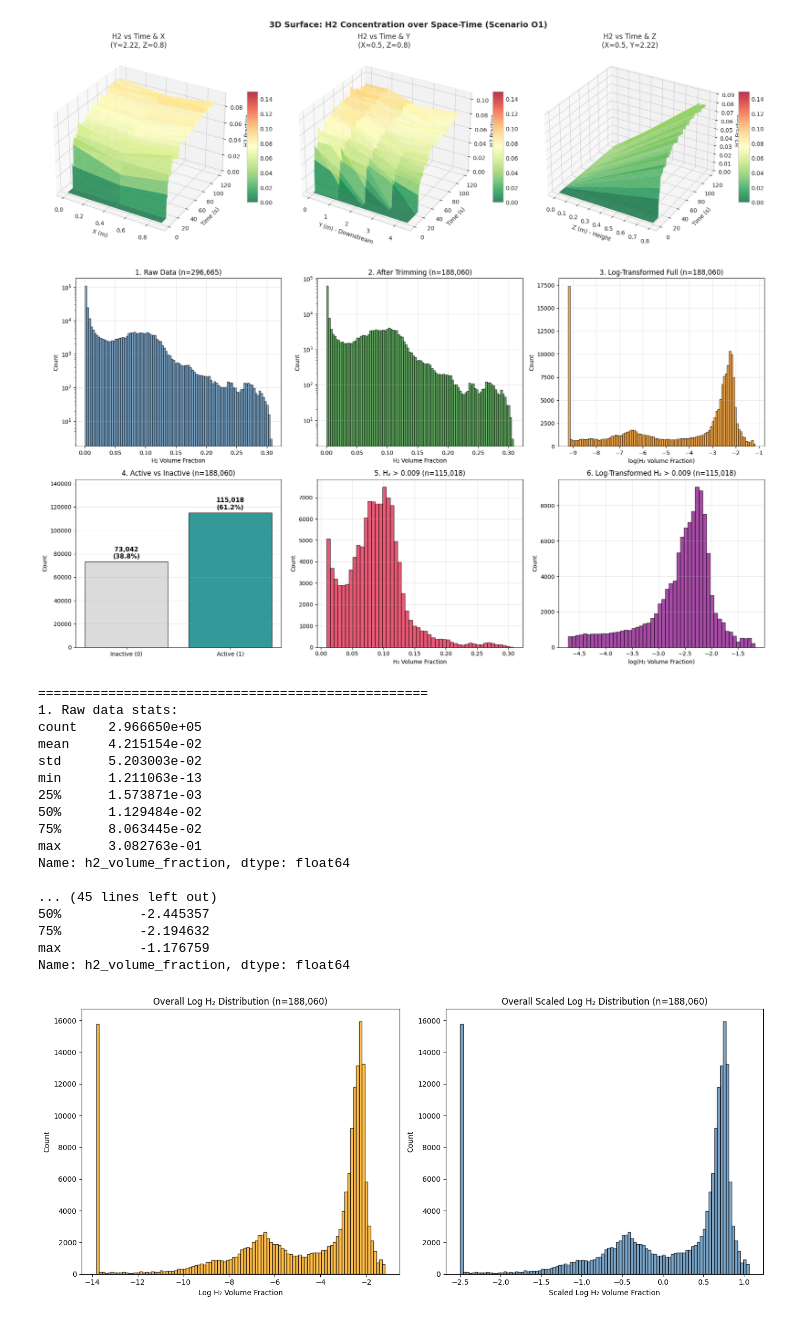
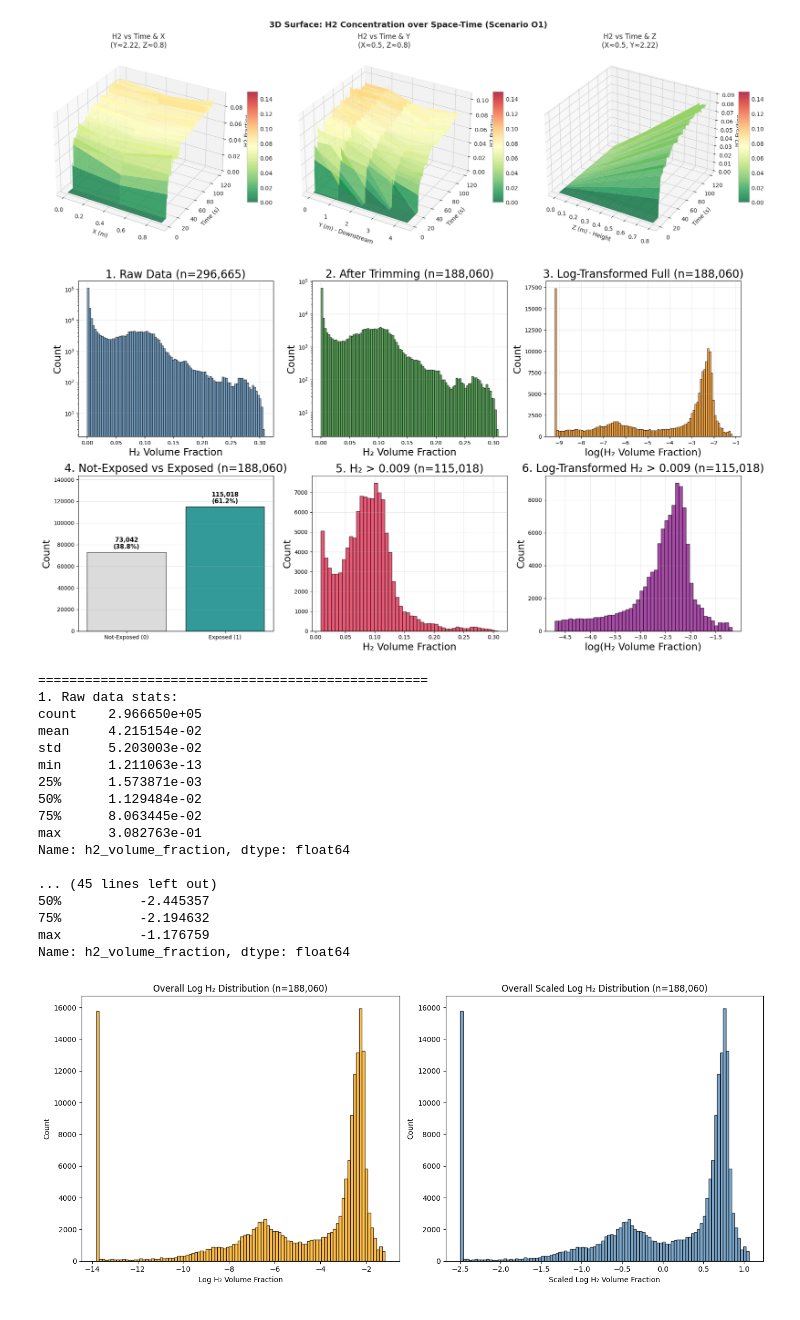
Before and after one commit to nicmig/H2-dispersion-model, a Jupyter notebook: data_analysis.ipynb, the cells around one changed output. Cells and saved outputs as stored; diff of their text form; code cells hidden in the pictures.

Commit message:
**changes to fontsize

```diff
--- a/data_analysis.ipynb
+++ b/data_analysis.ipynb
@@ -921,18 +921,18 @@ axes = axes.flatten()
 # 1. Raw uncut data
 ax = axes[0]
 ax.hist(df_uncut['h2_volume_fraction'], bins=100, color='steelblue', edgecolor='black', alpha=0.7)
-ax.set_xlabel('H₂ Volume Fraction')
-ax.set_ylabel('Count')
-ax.set_title(f'1. Raw Data (n={len(df_uncut):,})')
+ax.set_xlabel('H₂ Volume Fraction', fontsize=18)
+ax.set_ylabel('Count', fontsize=18)
+ax.set_title(f'1. Raw Data (n={len(df_uncut):,})', fontsize=20)
 ax.set_yscale('log')
 ax.grid(True, alpha=0.3)
 
 # 2. After trimming / 2D cut-off
 ax = axes[1]
 ax.hist(df['h2_volume_fraction'], bins=100, color='forestgreen', edgecolor='black', alpha=0.7)
-ax.set_xlabel('H₂ Volume Fraction')
-ax.set_ylabel('Count')
-ax.set_title(f'2. After Trimming (n={len(df):,})')
+ax.set_xlabel('H₂ Volume Fraction', fontsize=18)
+ax.set_ylabel('Count', fontsize=18)
+ax.set_title(f'2. After Trimming (n={len(df):,})', fontsize=20)
 ax.set_yscale('log')
 ax.grid(True, alpha=0.3)
 
@@ -940,18 +940,18 @@ ax.grid(True, alpha=0.3)
 ax = axes[2]
 h2_log = np.log(df['h2_volume_fraction'] + 1e-4)
 ax.hist(h2_log, bins=100, color='darkorange', edgecolor='black', alpha=0.7)
-ax.set_xlabel(f'log(H₂ Volume Fraction)')
-ax.set_ylabel('Count')
-ax.set_title(f'3. Log-Transformed Full (n={len(df):,})')
+ax.set_xlabel(f'log(H₂ Volume Fraction)', fontsize=18)
+ax.set_ylabel('Count', fontsize=18)
+ax.set_title(f'3. Log-Transformed Full (n={len(df):,})', fontsize=20)
 ax.grid(True, alpha=0.3)
 
 # 4. Active vs Inactive labels in cut-off data
 ax = axes[3]
 active_counts = df['active'].value_counts().sort_index()
 colors = ['lightgray', 'teal']
-bars = ax.bar(['Inactive (0)', 'Active (1)'], active_counts.values, color=colors, edgecolor='black', alpha=0.8)
-ax.set_ylabel('Count')
-ax.set_title(f'4. Active vs Inactive (n={len(df):,})')
+bars = ax.bar(['Not-Exposed (0)', 'Exposed (1)'], active_counts.values, color=colors, edgecolor='black', alpha=0.8)
+ax.set_ylabel('Count', fontsize=18)
+ax.set_title(f'4. Not-Exposed vs Exposed (n={len(df):,})', fontsize=20)
 for bar, count in zip(bars, active_counts.values):
     ax.text(bar.get_x() + bar.get_width()/2, bar.get_height() + len(df)*0.01,
             f'{count:,}\n({100*count/len(df):.1f}%)',
@@ -962,40 +962,40 @@ ax.grid(True, alpha=0.3, axis='y')
 # 5. High-concentration only (> 0.009)
 ax = axes[4]
 ax.hist(df_high['h2_volume_fraction'], bins=50, color='crimson', edgecolor='black', alpha=0.7)
-ax.set_xlabel('H₂ Volume Fraction')
-ax.set_ylabel('Count')
-ax.set_title(f'5. H₂ > 0.009 (n={len(df_high):,})')
+ax.set_xlabel('H₂ Volume Fraction', fontsize=18)
+ax.set_ylabel('Count', fontsize=18)
+ax.set_title(f'5. H₂ > 0.009 (n={len(df_high):,})', fontsize=20)
 ax.grid(True, alpha=0.3)
 
 # 6. Log transform of high-concentration samples
 ax = axes[5]
 h2_high_log = np.log(df_high['h2_volume_fraction'])
 ax.hist(h2_high_log, bins=50, color='purple', edgecolor='black', alpha=0.7)
-ax.set_xlabel(f'log(H₂ Volume Fraction)')
-ax.set_ylabel('Count')
-ax.set_title(f'6. Log-Transformed H₂ > 0.009 (n={len(df_high):,})')
+ax.set_xlabel(f'log(H₂ Volume Fraction)', fontsize=18)
+ax.set_ylabel('Count', fontsize=18)
+ax.set_title(f'6. Log-Transformed H₂ > 0.009 (n={len(df_high):,})', fontsize=20)
 ax.grid(True, alpha=0.3)
 
 plt.tight_layout()
 plt.savefig('h2_histogram_comparison.png', dpi=150, bbox_inches='tight')
 plt.show()
 
 # Print summary stats
 print("=" * 50)
 print("1. Raw data stats:")
 print(df_uncut['h2_volume_fraction'].describe())
 print(f"\n2. After 2D cut-off stats:")
 print(df['h2_volume_fraction'].describe())
 print(f"\n3. Log-transformed (full) stats:")
 print(h2_log.describe())
 print(f"\n4. Active vs Inactive:")
 print(df['active'].value_counts())
 print(f"\n5. H₂ > 0.009 stats:")
 print(df_high['h2_volume_fraction'].describe())
 print(f"\n6. Log-transformed (H₂ > 0.009) stats:")
 print(h2_high_log.describe())
 # %% [output]
-[figure, old version]
+[figure, new version]
 ==================================================
 1. Raw data stats:
 count    2.966650e+05
```
Also changed, not shown: parts of 2 cells of this notebook.
